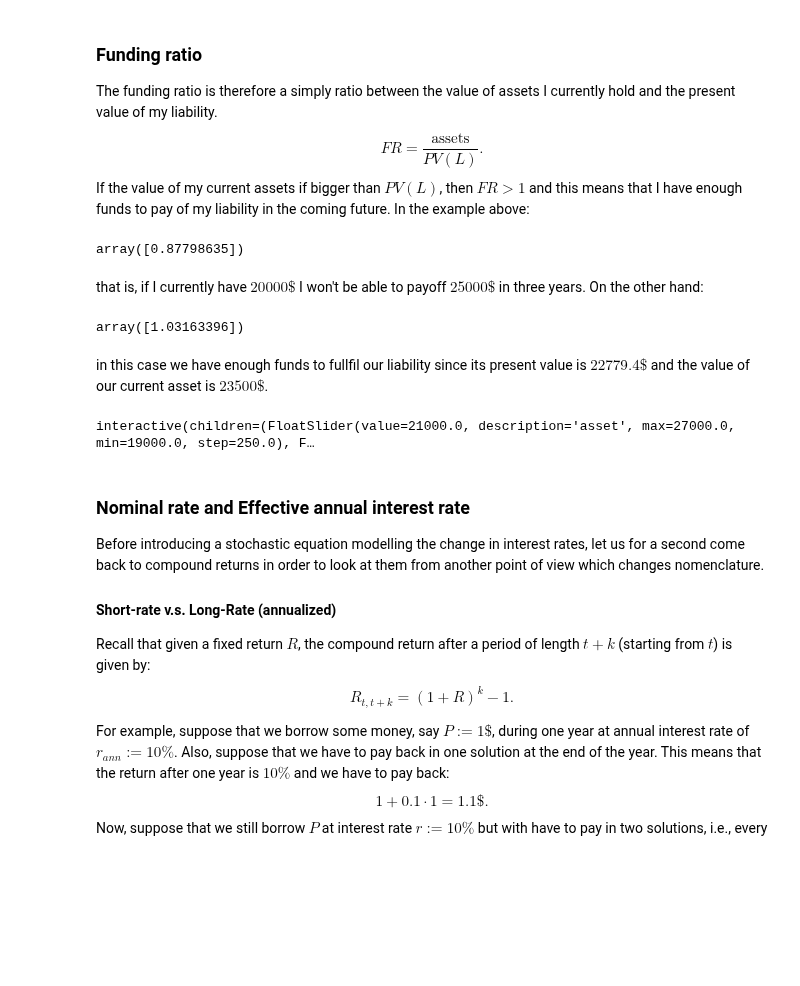
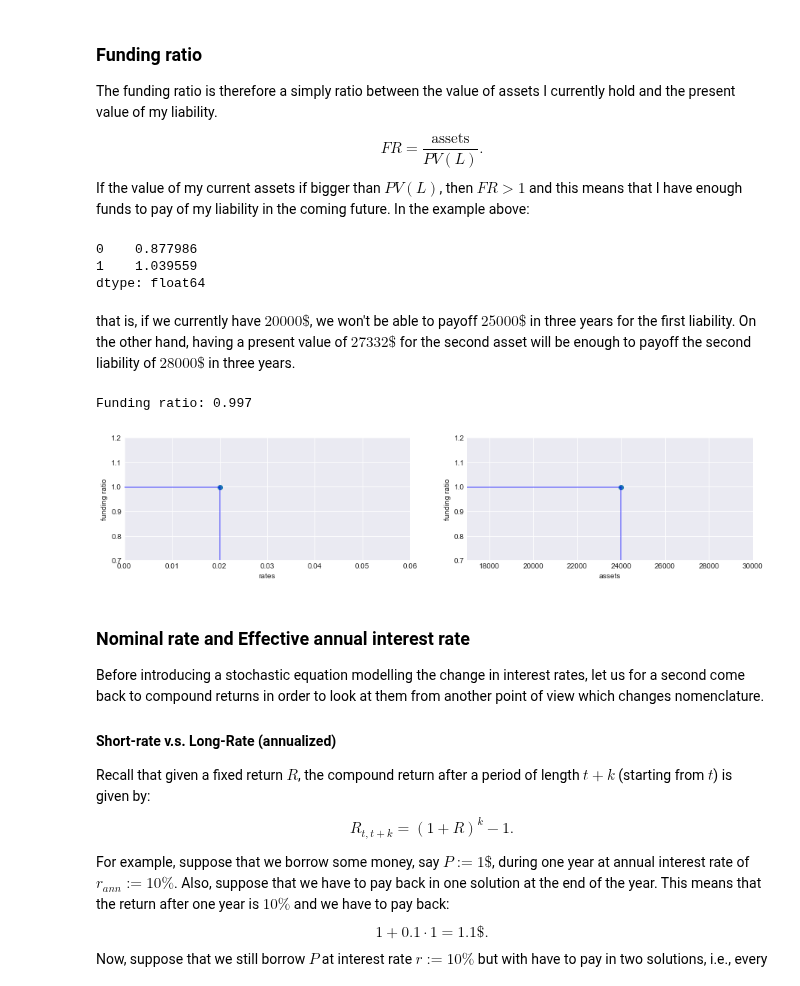
Before and after one commit to z4ir3/finance-courses, a Jupyter notebook: week-4.ipynb, the cells around one changed output. Cells and saved outputs as stored; diff of their text form; code cells hidden in the pictures; blank space fills up the shorter version.

```diff
--- a/week-4.ipynb
+++ b/week-4.ipynb
@@ -173,25 +171,20 @@ def funding_ratio(asset_value, liabilities, r):
 # %%
-asset = 20000
-funding_ratio(asset, L, 0.05)
+asset = [20000, 27332]
+FR = erk.funding_ratio(asset, L, r)
+FR
 # %% [output]
-array([0.87798635])
+0    0.877986
+1    1.039559
+dtype: float64
 # %% [markdown]
-that is, if I currently have $20000\$$ I won't be able to payoff $25000\$$ in three years. On the other hand:
+that is, if we currently have $20000\$$, we won't be able to payoff $25000\$$ in three years for the first liability.
+On the other hand, having a present value of $27332\$$ for the second asset will be enough to payoff the second liability of $28000\$$ in three years.
-# %%
-asset = 23500
-funding_ratio(asset, L, 0.05)
-# %% [output]
-array([1.03163396])
-# %% [markdown]
-in this case we have enough funds to fullfil our liability since its present value is $22779.4\$$ and the value of our current asset
-is $23500\$$.
 # %%
-def show_funding_ratio(asset, r):
-    fr = funding_ratio(asset, L, r)
-
+def show_funding_ratio(asset, L, r):
+    fr = erk.funding_ratio(asset, L, r)
     print("Funding ratio: {:.3f}".format(float(fr)))
 
-    fig, ax = plt.subplots(1,2,figsize=(15,4))
+    fig, ax = plt.subplots(1,2,figsize=(15,3))
     ax[0].scatter(r, fr)
     ax[0].set_xlabel("rates")
     ax[0].set_ylabel("funding ratio")
@@ -204,18 +197,20 @@ def show_funding_ratio(asset, r):
     ax[1].scatter(asset, fr)
     ax[1].set_xlabel("assets")
     ax[1].set_ylabel("funding ratio")
-    ax[1].set_xlim([19000, 27000])
+    ax[1].set_xlim([17000, 30000])
     ax[1].set_ylim([0.70, 1.2])
     ax[1].plot([asset,asset],[0,fr], color="b", alpha=0.5)
     ax[1].plot([0,asset],[fr,fr], color="b", alpha=0.5)
     ax[1].grid()
-
-fr_controls = widgets.interact(show_funding_ratio,
-                               asset = widgets.FloatSlider(min=19000, max=27000, step=250, value=21000),
-                               r = (0.0, 0.06, 0.005)
-                              )
-# %% [output]
-interactive(children=(FloatSlider(value=21000.0, description='asset', max=27000.0, min=19000.0, step=250.0), F…
+# %%
+r     = 0.02
+asset = 24000
+L     = pd.DataFrame([8000, 11000, 6000],index=[1,2,3])
+
+show_funding_ratio(asset, L, r)
+# %% [output]
+Funding ratio: 0.997
+[figure, added]
 # %% [markdown]
 ### Nominal rate and Effective annual interest rate
 
```
Also changed, not shown: parts of 44 cells of this notebook.
